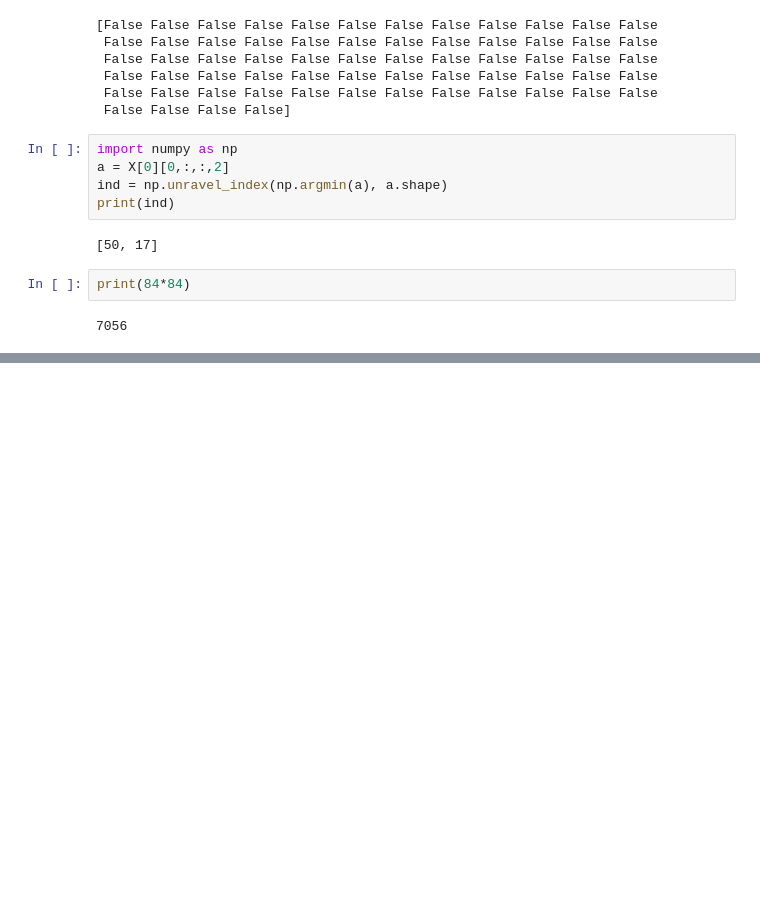
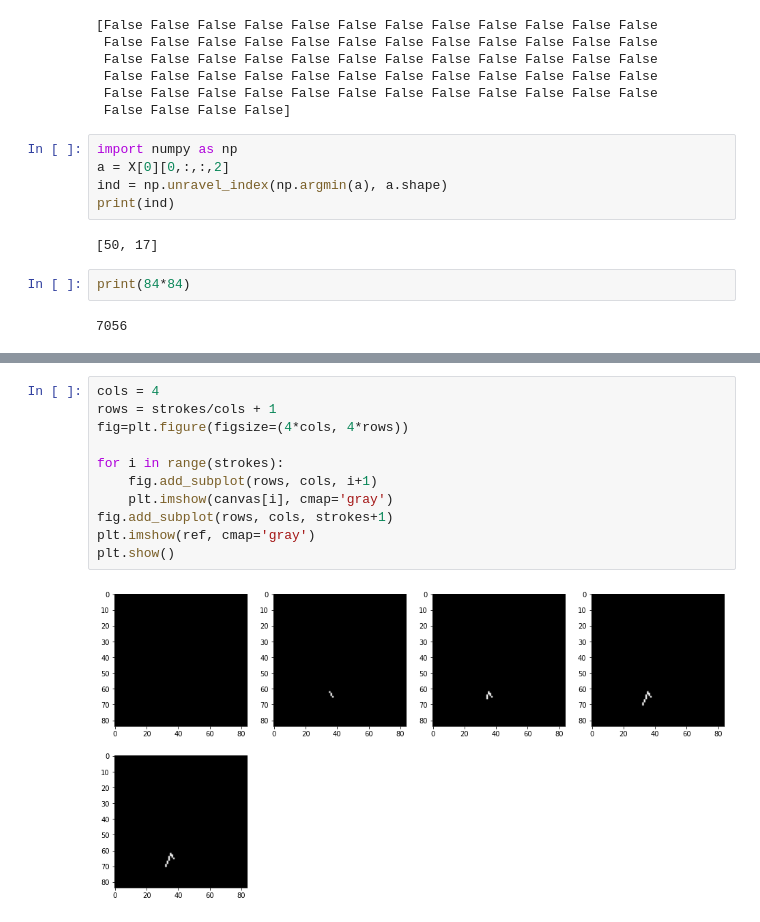
Before and after one commit to shrr98/sketching, a Jupyter notebook: coba.ipynb, the cells around one changed output, grey strips where cells are left out. Drawn from its saved outputs; the diff is of its cells as text; blank space fills up the shorter version.

```diff
--- a/coba.ipynb
+++ b/coba.ipynb
@@ -440,0 +403,13 @@ plt.show()
+# %%
+cols = 4
+rows = strokes/cols + 1
+fig=plt.figure(figsize=(4*cols, 4*rows))
+
+for i in range(strokes):
+    fig.add_subplot(rows, cols, i+1)
+    plt.imshow(canvas[i], cmap='gray')
+fig.add_subplot(rows, cols, strokes+1)
+plt.imshow(ref, cmap='gray')
+plt.show()
+# %% [output]
+[figure, added]
```
Also changed, not shown: parts of 28 cells of this notebook.
